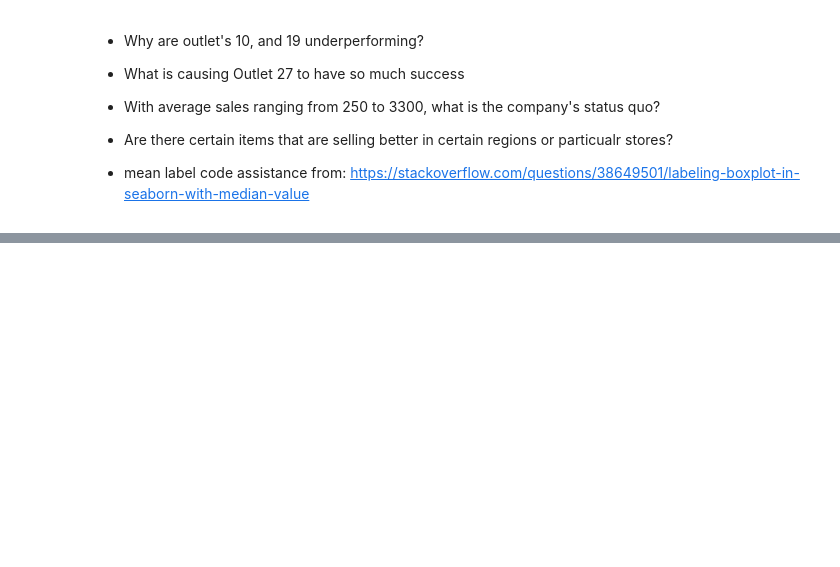
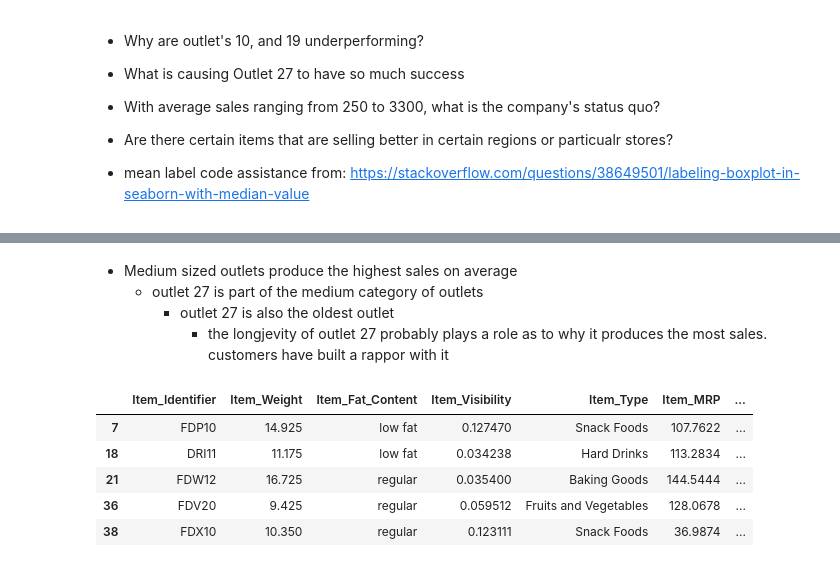
Before and after one commit to jkwakyi/food-sales-predictions, a Jupyter notebook: food_sales_predictions.ipynb, the cells around one changed output, grey strips where cells are left out. Cells and saved outputs as stored; diff of their text form; code cells hidden in the pictures; blank space fills up the shorter version.

```diff
--- a/food_sales_predictions.ipynb
+++ b/food_sales_predictions.ipynb
@@ -588,0 +594,15 @@ visibility = df.groupby('Item_Type')['Item_Visibility'].mean()
+# %% [markdown]
+* Medium sized outlets produce the highest sales on average
+  * outlet 27 is part of the medium category of outlets
+    * outlet 27 is also the oldest outlet
+      * the longjevity of outlet 27 probably plays a role as to why it produces the most sales. customers have built a rappor with it
+# %%
+outlet_filter = df['Outlet_Identifier'] == 27.0
+df[outlet_filter].head()
+# %% [output]
+|  | Item_Identifier | Item_Weight | Item_Fat_Content | Item_Visibility | Item_Type | Item_MRP | ... |
+| 7 | FDP10 | 14.925 | low fat | 0.127470 | Snack Foods | 107.7622 | ... |
+| 18 | DRI11 | 11.175 | low fat | 0.034238 | Hard Drinks | 113.2834 | ... |
+| 21 | FDW12 | 16.725 | regular | 0.035400 | Baking Goods | 144.5444 | ... |
+| 36 | FDV20 | 9.425 | regular | 0.059512 | Fruits and Vegetables | 128.0678 | ... |
+| 38 | FDX10 | 10.350 | regular | 0.123111 | Snack Foods | 36.9874 | ... |
```
Also changed, not shown: parts of 6 cells of this notebook.
